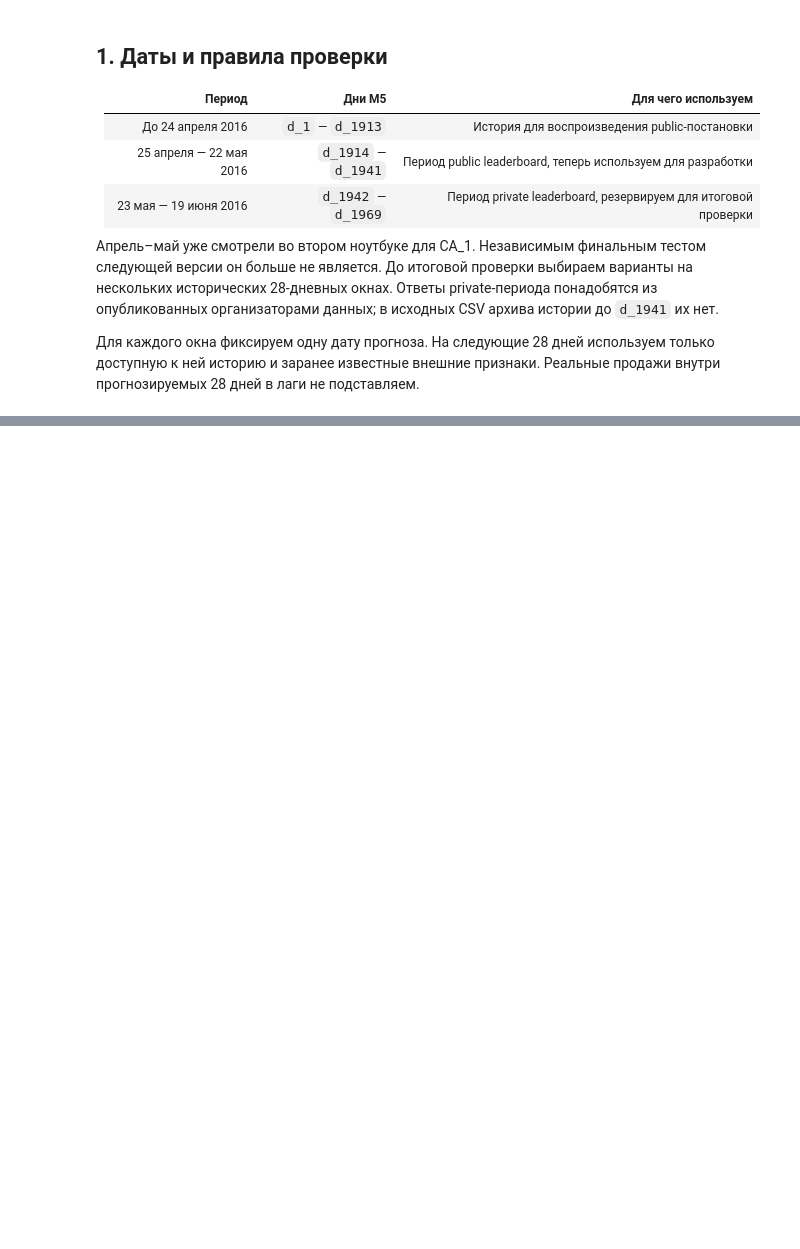
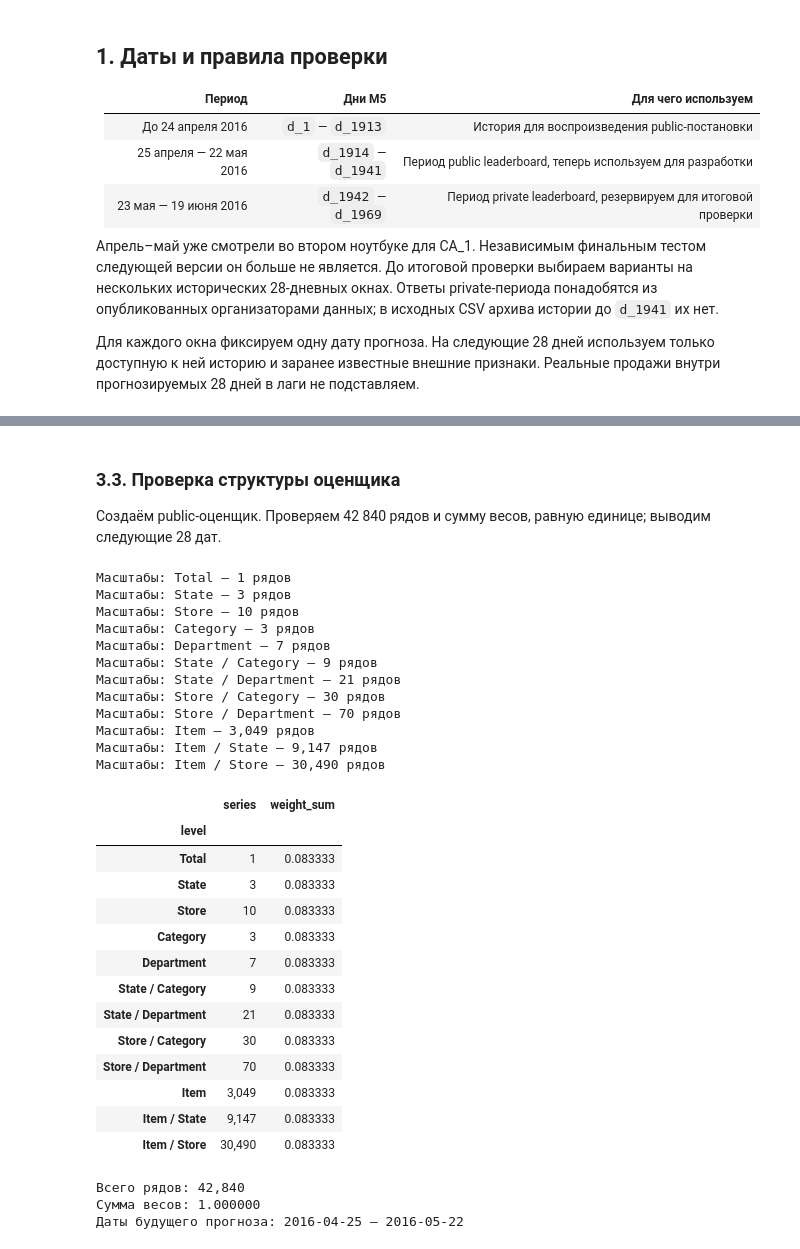
Before and after one commit to dannya220/demand-planner, a Jupyter notebook: notebooks/03_kaggle_wrmsse.ipynb, the cells around one changed output, grey strips where cells are left out. Saved outputs shown, nothing was run; the diff lists cells and outputs as text; code cells hidden in the pictures; blank space fills up the shorter version.

```diff
--- a/notebooks/03_kaggle_wrmsse.ipynb
+++ b/notebooks/03_kaggle_wrmsse.ipynb
@@ -150 +579,68 @@ $$
+# %% [markdown]
+### 3.3. Проверка структуры оценщика
+
+Создаём public-оценщик. Проверяем 42 840 рядов и сумму весов, равную единице; выводим следующие 28 дат.
+# %%
+wrmsse_evaluator = M5WRMSSE(
+    history=train_daily,
+    metadata=series_metadata,
+    calendar=calendar,
+    prices=prices_for_weights,
+    levels=M5_LEVELS,
+    horizon=HORIZON,
+)
+
+display(
+    wrmsse_evaluator.level_info.style.format({
+        "series": "{:,.0f}",
+        "weight_sum": "{:.6f}",
+    })
+)
+
+print(
+    "Всего рядов:",
+    f"{wrmsse_evaluator.level_info['series'].sum():,}",
+)
+
+print(
+    "Сумма весов:",
+    f"{wrmsse_evaluator.level_info['weight_sum'].sum():.6f}",
+)
+
+print(
+    "Даты будущего прогноза:",
+    wrmsse_evaluator.forecast_dates.min().date(),
+    "—",
+    wrmsse_evaluator.forecast_dates.max().date(),
+)
+# %% [output]
+Масштабы: Total — 1 рядов
+Масштабы: State — 3 рядов
+Масштабы: Store — 10 рядов
+Масштабы: Category — 3 рядов
+Масштабы: Department — 7 рядов
+Масштабы: State / Category — 9 рядов
+Масштабы: State / Department — 21 рядов
+Масштабы: Store / Category — 30 рядов
+Масштабы: Store / Department — 70 рядов
+Масштабы: Item — 3,049 рядов
+Масштабы: Item / State — 9,147 рядов
+Масштабы: Item / Store — 30,490 рядов
+|  | series | weight_sum |
+| level |  |  |
+| Total | 1 | 0.083333 |
+| State | 3 | 0.083333 |
+| Store | 10 | 0.083333 |
+| Category | 3 | 0.083333 |
+| Department | 7 | 0.083333 |
+| State / Category | 9 | 0.083333 |
+| State / Department | 21 | 0.083333 |
+| Store / Category | 30 | 0.083333 |
+| Store / Department | 70 | 0.083333 |
+| Item | 3,049 | 0.083333 |
+| Item / State | 9,147 | 0.083333 |
+| Item / Store | 30,490 | 0.083333 |
+Всего рядов: 42,840
+Сумма весов: 1.000000
+Даты будущего прогноза: 2016-04-25 — 2016-05-22
 # %% [markdown]
```
Also changed, not shown: parts of 81 cells of this notebook, 49 other files.
